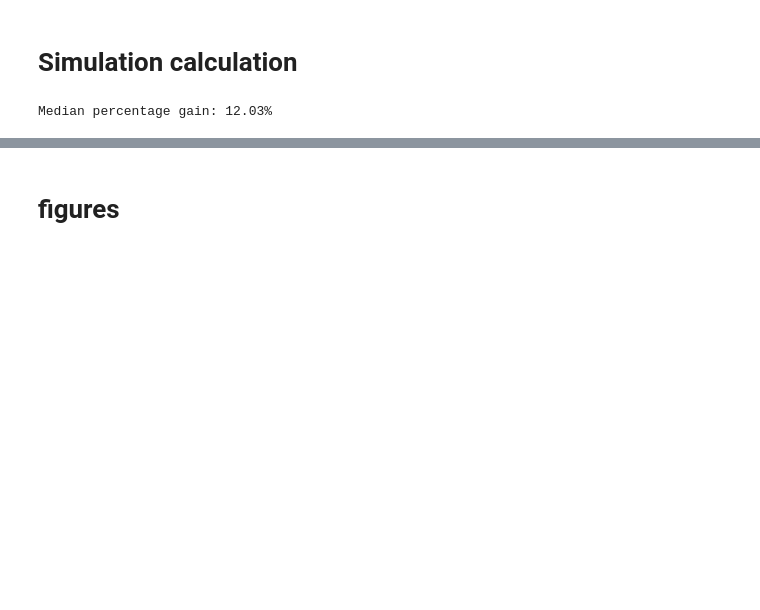
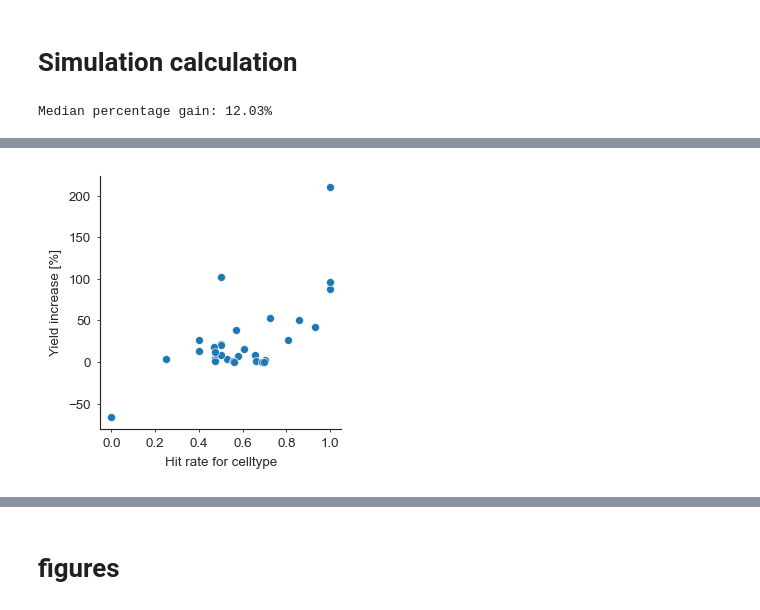
Before and after one commit to SamuelSuhai/model_in_the_loop, a Jupyter notebook: thesis/code/online_quality_and_celltype/plot_online_quality_type.ipynb, the cells around one changed output, grey strips where cells are left out. Drawn from its saved outputs; the diff is of its cells as text; code cells hidden in the pictures; blank space fills up the shorter version.

```diff
--- a/thesis/code/online_quality_and_celltype/plot_online_quality_type.ipynb
+++ b/thesis/code/online_quality_and_celltype/plot_online_quality_type.ipynb
@@ -89,0 +90,10 @@ fig.savefig(os.path.join(sim_save_path, "percentage_gain_online_vs_offline_cellt
+# %%
+fig,ax = plt.subplots(figsize=plotter.figsize_from_frac(1/3,1/3))
+
+sns.scatterplot(data=results, x="target_hit_prob", y="percentage_gain",ax = ax)
+sns.despine()
+ax.set_xlabel("Hit rate for celltype")
+ax.set_ylabel("Yield increase [%]")
+plotter.tight_layout()
+# %% [output]
+[figure, added]
```
Also changed, not shown: parts of 4 cells of this notebook, 14 other files.
